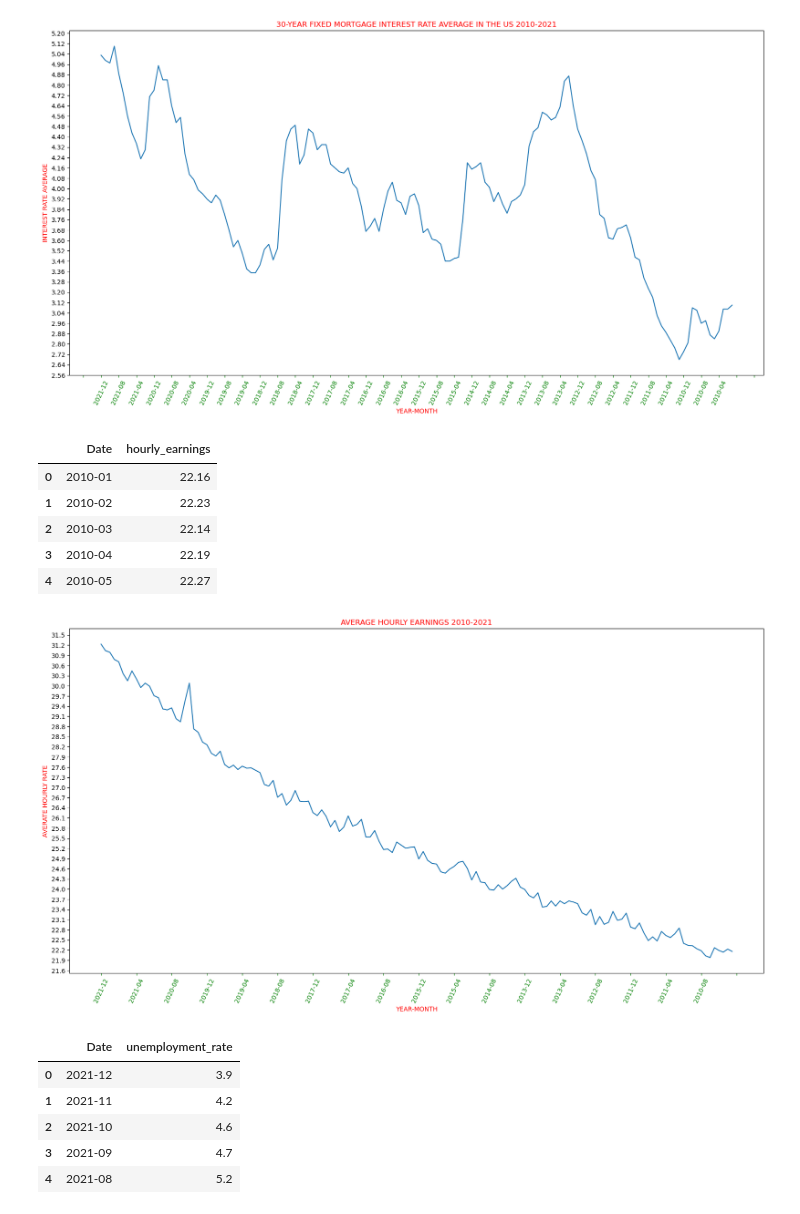
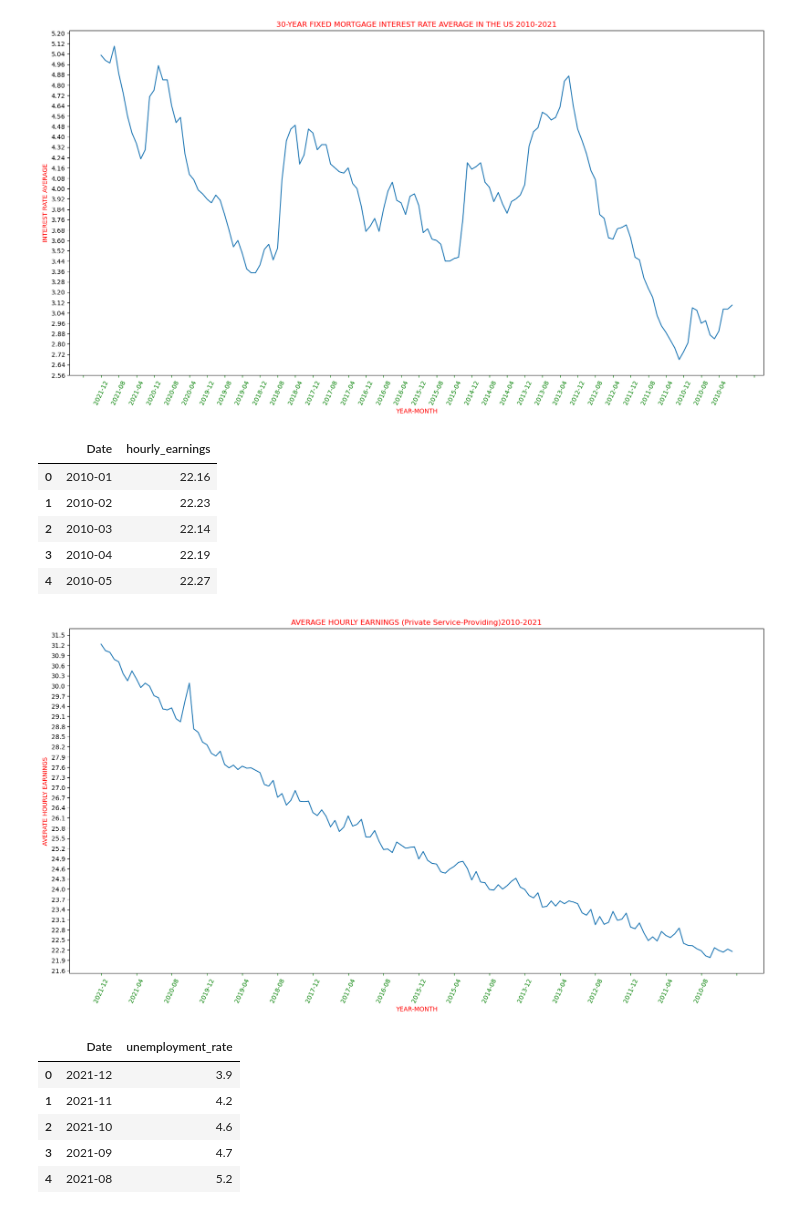
Before and after one commit to gusibis/main, a Jupyter notebook: project1.ipynb, the cells around one changed output. Cells and saved outputs as stored; diff of their text form; code cells hidden in the pictures.

```diff
--- a/project1.ipynb
+++ b/project1.ipynb
@@ -25,19 +25,19 @@ warnings.filterwarnings('ignore')
 Freddie Mac, 30_Year Fixed Rate Mortgage Average in the United States [MORTGAGE30US],
 retrieved from FRED, Federal Reserve Bank of St. Louis; https://fred.stlouisfed.org/series/MORTGAGE30US
 '''
-filePath = "./Resources/mortgage_interest_rates_fred.csv"
-if not os.path.isfile(filePath):
+filePath3 = "./Resources/mortgage_interest_rates_fred_2010_2021.csv"
+if not os.path.isfile(filePath3):
     url = "https://api.stlouisfed.org/fred/series/observations?series_id=MORTGAGE30US&observation_start=2010-01-01&observation_end=2021-12-31&frequency=m&file_type=json&api_key=" + fred_key
     res = requests.get(url)
     fred_data = json.loads(res.text)  #reuturns the interest rate per year
     fred_data = pd.DataFrame.from_dict(fred_data['observations'])
-    fred_data.to_csv(filePath)
-    fred_data = pd.read_csv(filePath)
-    fred_data.to_csv(filePath)
+    fred_data.to_csv(filePath3)
+    fred_data = pd.read_csv(filePath3)
+    fred_data.to_csv(filePath3)
 else:
-    fred_data = pd.read_csv(filePath)
+    fred_data = pd.read_csv(filePath3)
 # interest Rate mortgate per year need to get the MEAN per year to match the data from 2010 to 2021 and make a correlation against other sets like inflation, and interest rates for the graphs.
-fred_data.to_csv(filePath)
+fred_data.to_csv(filePath3)
 fred_data.reset_index(level=None, drop=False, inplace=False, col_level=0, col_fill='')
 fred_data = fred_data.loc[:, ~fred_data.columns.str.contains('^Unnamed')]
 fred_data = fred_data.rename({"value":"30_Year_Fixed_Rate_Mortgage_Average", "date":"Date"}, axis=1)
@@ -55,7 +55,7 @@ ax.xaxis.set_major_locator(plt.MaxNLocator(40))
 ax.plot(fred_data['Date'][::-1], fred_data['30_Year_Fixed_Rate_Mortgage_Average'])
 plt.xticks(rotation = 65);  # Semicolon to hide the text output
 
-plt.savefig("./Resources/30_Year_Fixed_Rate_Mortgage_Average.png")
+plt.savefig("./Resources/30_Year_Fixed_Rate_Mortgage_Average_2010_2021.png")
 fred_data.head()
 # %% [output]
 |  | Date | 30_Year_Fixed_Rate_Mortgage_Average |
@@ -70,7 +70,7 @@ fred_data.head()
 U.S. Bureau of Labor Statistics, Average Hourly Earnings of All Employees, Private Service-Providing [CEU0800000003],
 retrieved from FRED, Federal Reserve Bank of St. Louis; https://fred.stlouisfed.org/series/CEU0800000003,
 '''
-filePath = "./Resources/hourly_earnings_rate_fred.csv"
+filePath = "./Resources/hourly_earnings_rate_fred_2010_2021.csv"
 if not os.path.isfile(filePath):
     url = "https://api.stlouisfed.org/fred/series/observations?series_id=CEU0800000003&observation_start=2010-01-01&observation_end=2021-12-31&frequency=m&file_type=json&api_key=" + fred_key
     res = requests.get(url)
@@ -79,37 +79,37 @@ if not os.path.isfile(filePath):
     ave_hourly_data.to_csv(filePath)
     ave_hourly_data = pd.read_csv(filePath)
     ave_hourly_data.to_csv(filePath)
 else:
     ave_hourly_data = pd.read_csv(filePath)
 # interest Rate mortgate per year need to get the MEAN per year to match the data from 2010 to 2021 and make a correlation against other sets like inflation, and interest rates for the graphs.
 ave_hourly_data.to_csv(filePath)
 ave_hourly_data.reset_index(level=None, drop=False, inplace=False, col_level=0, col_fill='')
 ave_hourly_data = ave_hourly_data.loc[:, ~ave_hourly_data.columns.str.contains('^Unnamed')]
 ave_hourly_data = ave_hourly_data.rename({"value":"hourly_earnings", "date":"Date"}, axis=1)
 ave_hourly_data = ave_hourly_data[["Date","hourly_earnings"]]
 ave_hourly_data["Date"] = ave_hourly_data["Date"].str[:-3]
 # fred_data['Date'] = pd.to_datetime(fred_data["Date"].dt.strftime('%Y-%m'))
 fig, ax = plt.subplots(figsize=(20, 10))
 ax.tick_params(axis='x', color='g', labelcolor='g')
-ax.set_title('AVERAGE HOURLY EARNINGS 2010-2021')
+ax.set_title('AVERAGE HOURLY EARNINGS (Private Service-Providing)2010-2021')
 ax.set_xlabel('YEAR-MONTH')
-ax.set_ylabel('AVERATE HOURLY RATE')
+ax.set_ylabel('AVERATE HOURLY EARNINGS')
 ax.yaxis.set_major_locator(plt.MaxNLocator(40))
 ax.xaxis.set_major_locator(plt.MaxNLocator(20))
 # ax.plot(fred_data['Date'], fred_data['hourly_hourly_earnings'])
 ax.plot(ave_hourly_data['Date'][::-1], ave_hourly_data['hourly_earnings'][::-1])
 plt.xticks(rotation = 65);  # Semicolon to hide the text output
-plt.savefig("./Resources/hourly_earnings.png")
+plt.savefig("./Resources/hourly_earnings_2010_2021.png")
 
 ave_hourly_data.head()
 # %% [output]
 |  | Date | hourly_earnings |
 | 0 | 2010-01 | 22.16 |
 | 1 | 2010-02 | 22.23 |
 | 2 | 2010-03 | 22.14 |
 | 3 | 2010-04 | 22.19 |
 | 4 | 2010-05 | 22.27 |
-[figure, old version]
+[figure, new version]
 # %%
 '''
 The unemployment rate represents the number of unemployed as a percentage of the labor force.
```
Also changed, not shown: parts of 18 cells of this notebook, 37 other files.
